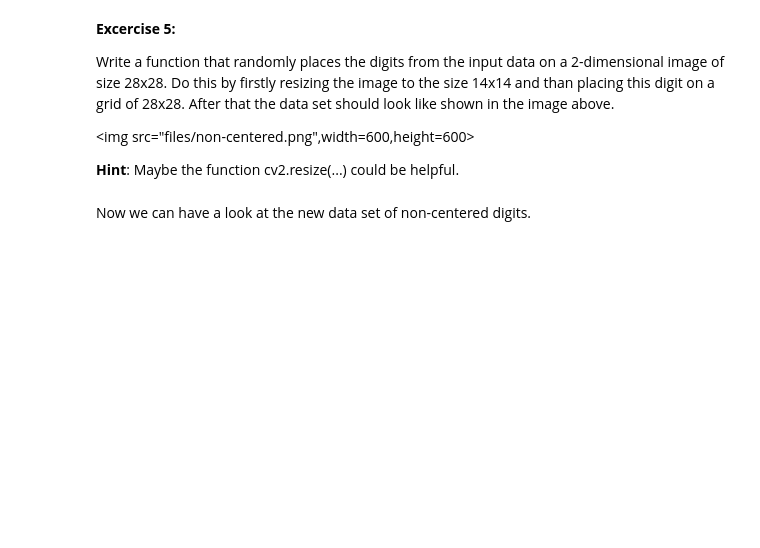
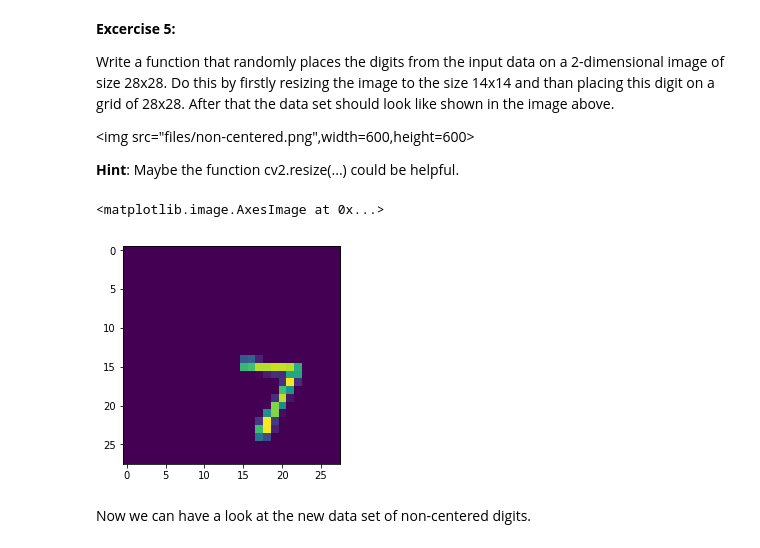
Before and after one commit to WGierke/master_programme, a Jupyter notebook: Intelligent_Data_Analysis_2/Exercise2/NeuralNets_ConvNet.ipynb, the cells around one changed output. Drawn from its saved outputs; the diff is of its cells as text; code cells hidden in the pictures; blank space fills up the shorter version.

```diff
--- a/Intelligent_Data_Analysis_2/Exercise2/NeuralNets_ConvNet.ipynb
+++ b/Intelligent_Data_Analysis_2/Exercise2/NeuralNets_ConvNet.ipynb
@@ -182,3 +285,17 @@ def add_random_noise(inputData):
+# %%
+from random import randint
+def add_random_noise(inputData):
+    out_data = np.zeros(inputData.shape)
+    for index, image in enumerate(inputData):
+        small_img = cv2.resize(image, (14, 14))
+        offset_x, offset_y = randint(0, 14), randint(0, 14)
+        out_data[index, offset_x:offset_x+14, offset_y:offset_y+14, 0] = small_img
+    return out_data
+
+plt.imshow(add_random_noise(x_test_rescaled)[0, :, :, 0])
+# %% [output]
+<matplotlib.image.AxesImage at 0x...>
+[figure, added]
 # %% [markdown]
 Now we can have a look at the new data set of non-centered digits.
 # %%
```
Also changed, not shown: parts of 18 cells of this notebook, 1 other file.
